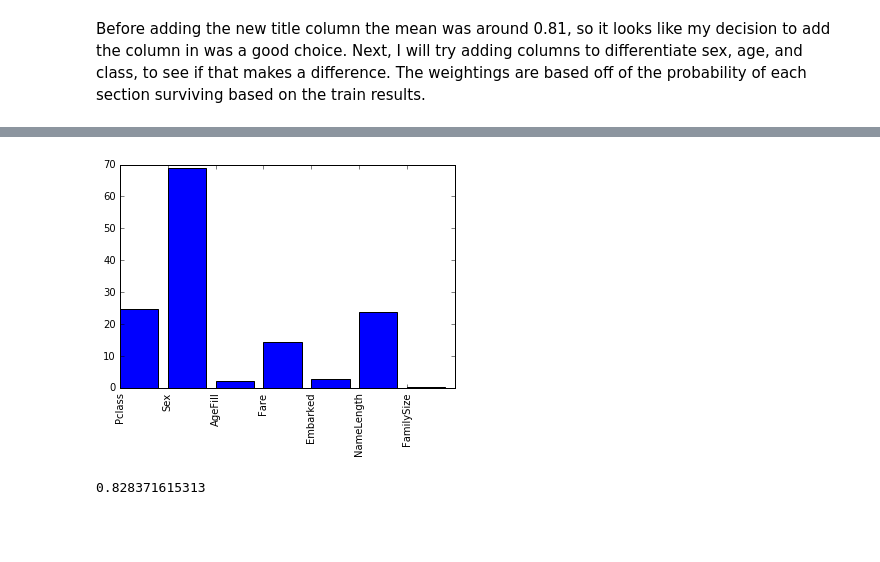
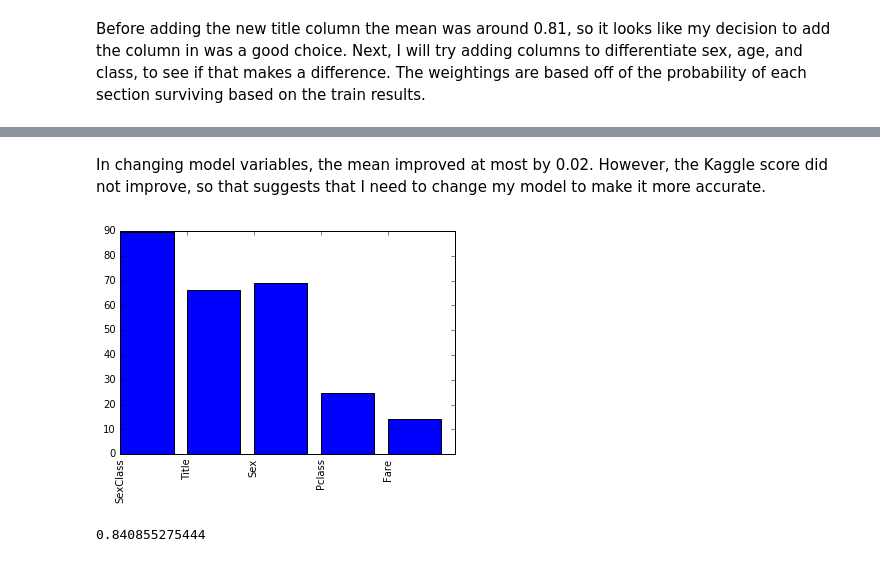
Before and after one commit to paulruvolo/DataScience16WarmupProject, a Jupyter notebook: model_iteration_2.ipynb, the cells around one changed output, grey strips where cells are left out. Cells and saved outputs as stored; diff of their text form; code cells hidden in the pictures; blank space fills up the shorter version.

```diff
--- a/model_iteration_2.ipynb
+++ b/model_iteration_2.ipynb
@@ -365,25 +360,28 @@ print(scores.mean())
+# %% [markdown]
+In changing model variables, the mean improved at most by 0.02. However, the Kaggle score did not improve, so that suggests that I need to change my model to make it more accurate.
 # %%
 # Perform feature selection
 selector = SelectKBest(f_classif, k='all')
 selector.fit(train[predictors], train["Survived"])
 
 # Get the raw p-values for each feature, and transform from p-values into scores
 scores = -np.log10(selector.pvalues_)
 
 # Plot the scores.  See how "Pclass", "Sex", "Title", and "Fare" are the best?
 plt.bar(range(len(predictors)), scores)
 plt.xticks(range(len(predictors)), predictors, rotation='vertical')
 plt.show()
 
-# Pick only the four best features.
+# Pick only the best features.
 #predictors = ["Pclass", "Sex", "Fare", "Title"]
+predictors = ["SexClass", "Title", "Sex", "Pclass", "Fare"]
 
 alg = RandomForestClassifier(random_state=1, n_estimators=150, min_samples_split=8, min_samples_leaf=5)
 # Compute the accuracy score for all the cross validation folds.  (much simpler than what we did before!)
 scores = cross_validation.cross_val_score(alg, train[predictors], train["Survived"], cv=25)
 
 # Take the mean of the scores (because we have one for each fold)
 print(scores.mean())
 # %% [output]
-[figure, old version]
+[figure, new version]
-0.828371615313
+0.840855275444
```
Also changed, not shown: parts of 9 cells of this notebook.
